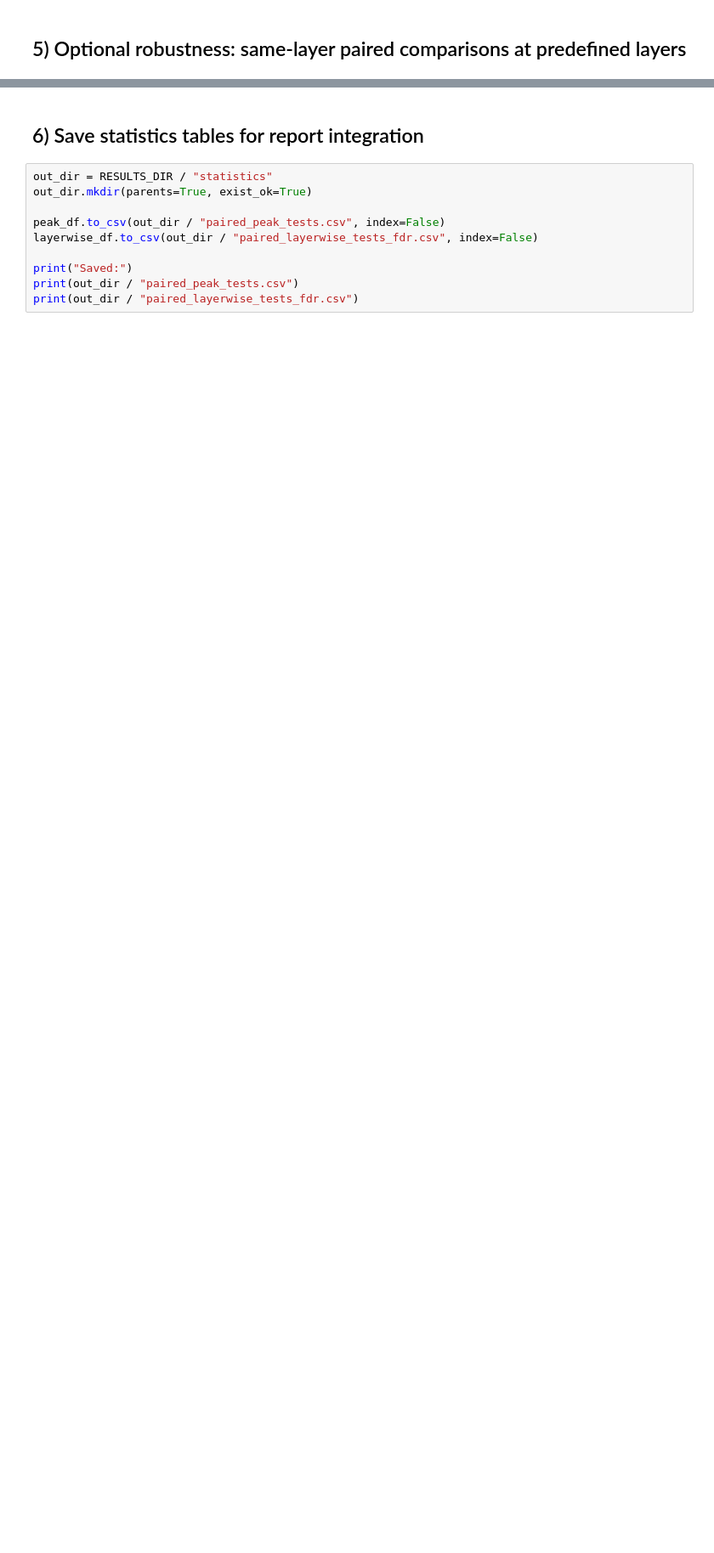
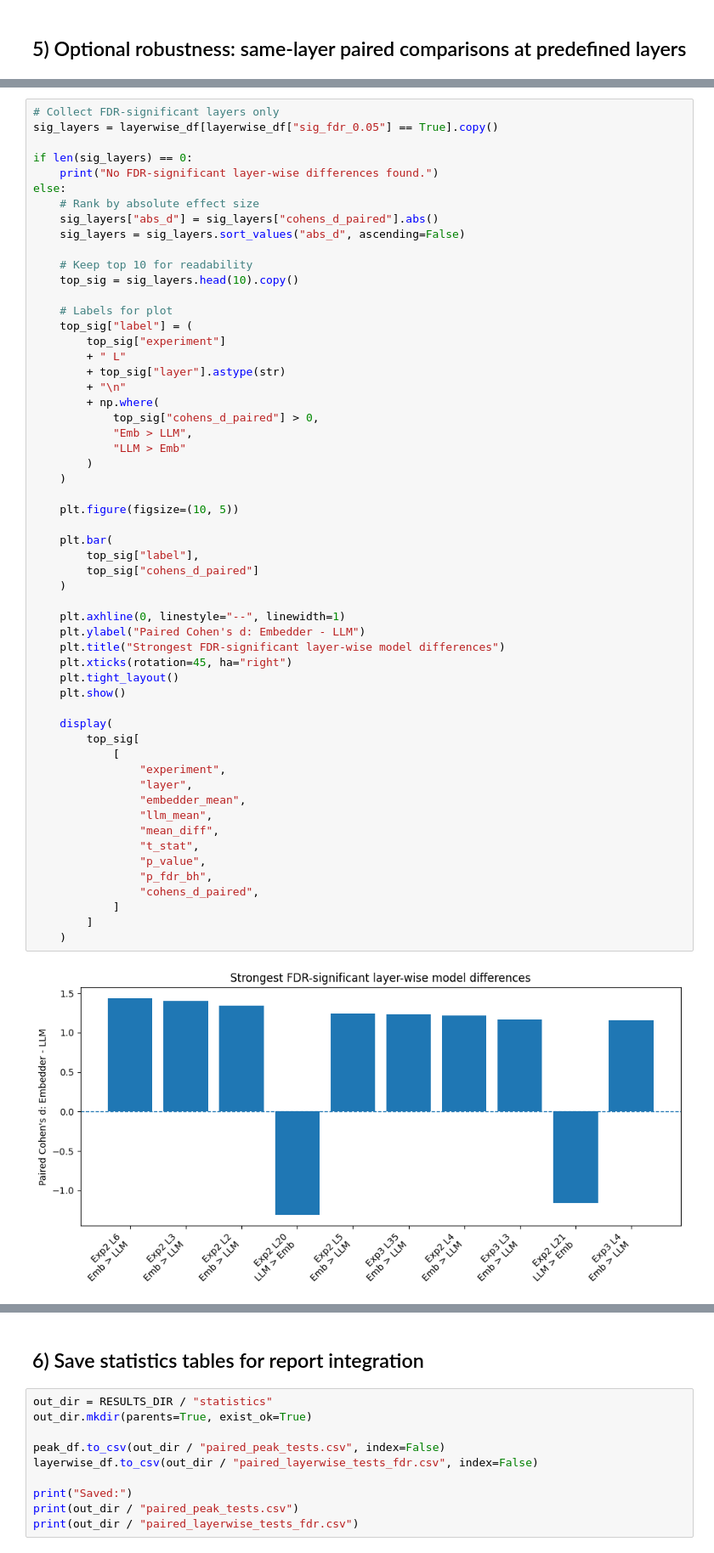
Before and after one commit to Firdaous2002/NeuroNLP, a Jupyter notebook: inferential_statistics_correction.ipynb, the cells around one changed output, grey strips where cells are left out. Shown at 85% size. Drawn from its saved outputs; the diff is of its cells as text; blank space fills up the shorter version.

```diff
--- a/inferential_statistics_correction.ipynb
+++ b/inferential_statistics_correction.ipynb
@@ -220,0 +366,58 @@ pd.DataFrame(rows)
+# %%
+# Collect FDR-significant layers only
+sig_layers = layerwise_df[layerwise_df["sig_fdr_0.05"] == True].copy()
+
+if len(sig_layers) == 0:
+    print("No FDR-significant layer-wise differences found.")
+else:
+    # Rank by absolute effect size
+    sig_layers["abs_d"] = sig_layers["cohens_d_paired"].abs()
+    sig_layers = sig_layers.sort_values("abs_d", ascending=False)
+
+    # Keep top 10 for readability
+    top_sig = sig_layers.head(10).copy()
+
+    # Labels for plot
+    top_sig["label"] = (
+        top_sig["experiment"]
+        + " L"
+        + top_sig["layer"].astype(str)
+        + "\n"
+        + np.where(
+            top_sig["cohens_d_paired"] > 0,
+            "Emb > LLM",
+            "LLM > Emb"
+        )
+    )
+
+    plt.figure(figsize=(10, 5))
+
+    plt.bar(
+        top_sig["label"],
+        top_sig["cohens_d_paired"]
+    )
+
+    plt.axhline(0, linestyle="--", linewidth=1)
+    plt.ylabel("Paired Cohen's d: Embedder - LLM")
+    plt.title("Strongest FDR-significant layer-wise model differences")
+    plt.xticks(rotation=45, ha="right")
+    plt.tight_layout()
+    plt.show()
+
+    display(
+        top_sig[
+            [
+                "experiment",
+                "layer",
+                "embedder_mean",
+                "llm_mean",
+                "mean_diff",
+                "t_stat",
+                "p_value",
+                "p_fdr_bh",
+                "cohens_d_paired",
+            ]
+        ]
+    )
+# %% [output]
+[figure, added]
```
Also changed, not shown: parts of 14 cells of this notebook, 6 other files.
